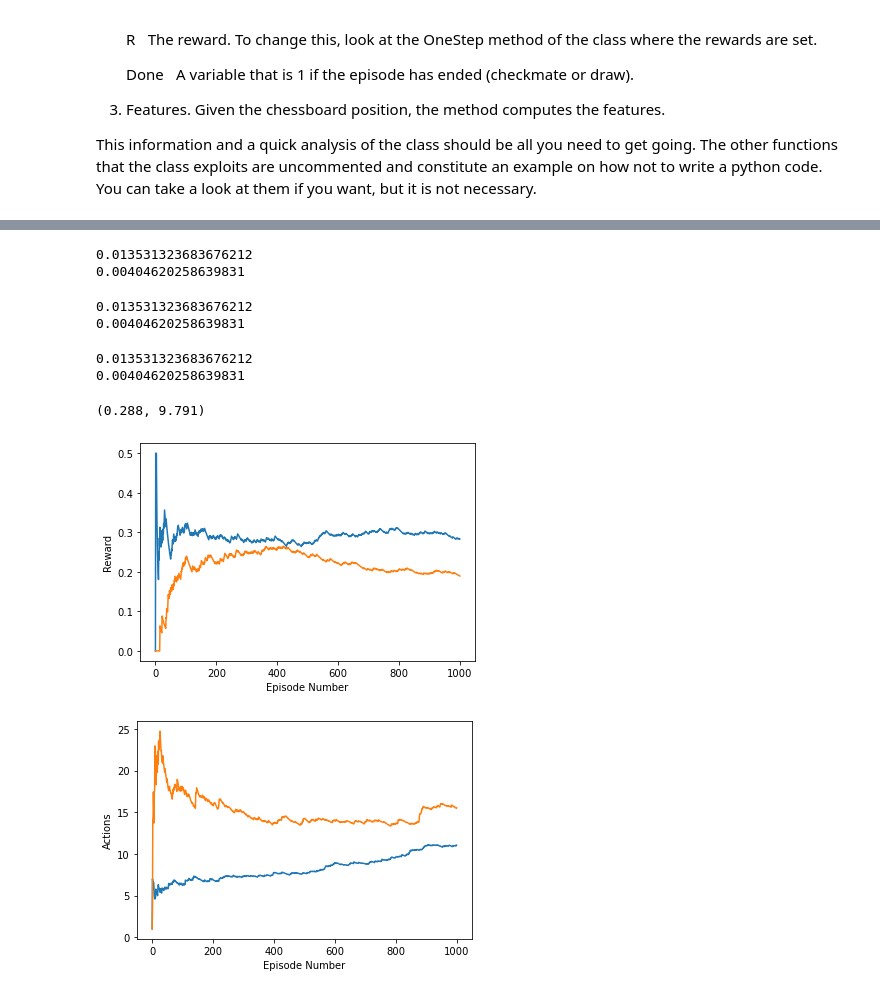
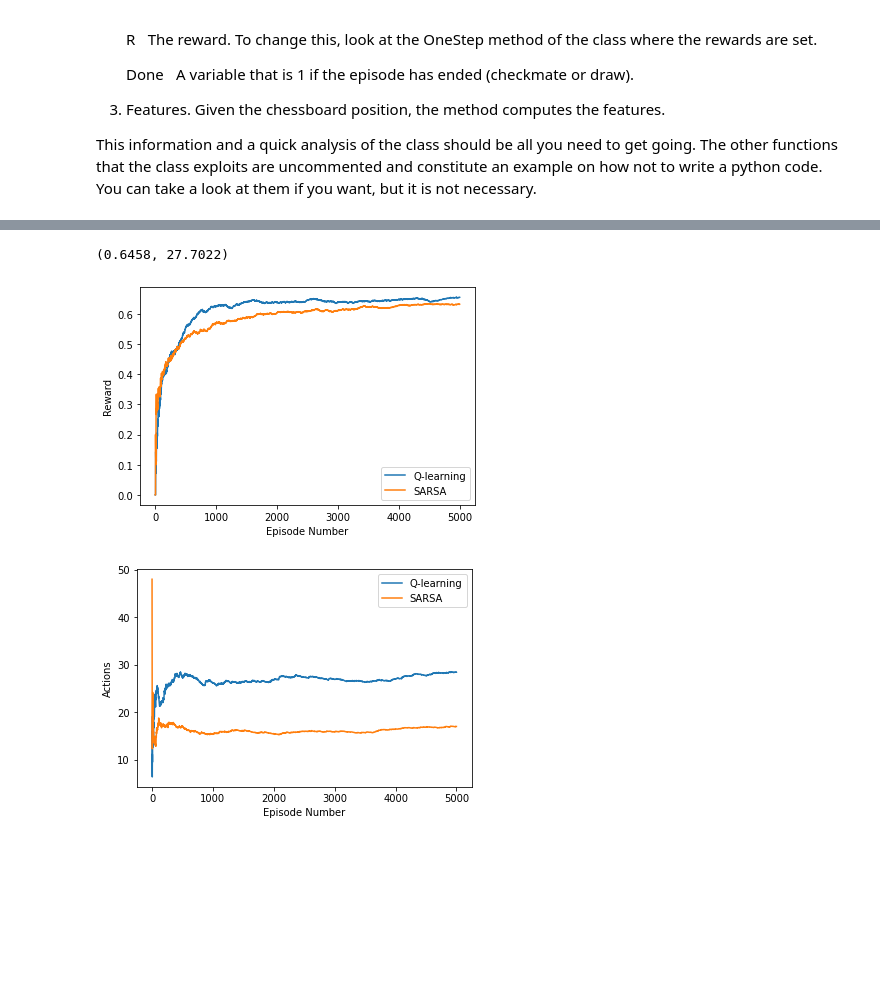
Before and after one commit to rmogicato/RL-Jan-Raffael, a Jupyter notebook: Assignment.ipynb, the cells around one changed output, grey strips where cells are left out. Saved outputs shown, nothing was run; the diff lists cells and outputs as text; code cells hidden in the pictures; blank space fills up the shorter version.

Commit message:
First solution: reward after 5000 episodes: Q learning ~ 0.65, SARSA ~ 0.6 Q learning has a better reward, SARSA takes fewer steps.

```diff
--- a/Assignment.ipynb
+++ b/Assignment.ipynb
@@ -140,6 +140,8 @@ Random_Agent, Average reward: 0.191 Number of steps:  7.035
 # INITIALISE THE PARAMETERS OF YOUR NEURAL NETWORK AND...
 # PLEASE CONSIDER TO USE A MASK OF ONE FOR THE ACTION MADE AND ZERO OTHERWISE IF YOU ARE NOT USING VANILLA GRADIENT DESCENT...
 # WE SUGGEST A NETWORK WITH ONE HIDDEN LAYER WITH SIZE 200.
+from math import sqrt
+from numpy.random import rand
 
 
 S,X,allowed_a=env.Initialise_game()
@@ -151,23 +153,16 @@ N_h = 200                ## NUMBER OF HIDDEN NODES
 
 ## INITALISE YOUR NEURAL NETWORK...
 def reset_network():
+    numpy.random.seed(420)
     Xavier_init=False
     if Xavier_init:
-        numpy.random.seed(42)
         W1 = np.random.randn(N_h, N_in) * np.sqrt(1 / (N_in))
         W2 = np.random.randn(N_a, N_h) * np.sqrt(1 / (N_h))
-        W1 = np.divide(W1,np.matlib.repmat(np.sum(W1,1)[:,None],1,N_in))
-        W2 = np.divide(W2,np.matlib.repmat(np.sum(W2,1)[:,None],1,N_h))
-        print(W1[0][0])
-        print(W2[0][0])
     else:
-        numpy.random.seed(42)
         W1 = np.random.uniform(0,1,(N_h, N_in))
         W2 = np.random.uniform(0,1,(N_a, N_h))
         W1 = np.divide(W1,np.matlib.repmat(np.sum(W1,1)[:,None],1,N_in))
         W2 = np.divide(W2,np.matlib.repmat(np.sum(W2,1)[:,None],1,N_h))
-        print(W1[0][0])
-        print(W2[0][0])
     bias_W1 = np.zeros((N_h,))
     bias_W2 = np.zeros((N_a,))
     return W1, W2, bias_W1, bias_W2
@@ -178,10 +173,10 @@ W1, W2, bias_W1, bias_W2 = reset_network()
 
 epsilon_0 = 0.2     # STARTING VALUE OF EPSILON FOR THE EPSILON-GREEDY POLICY
 beta = 0.00005      # THE PARAMETER SETS HOW QUICKLY THE VALUE OF EPSILON IS DECAYING (SEE epsilon_f BELOW)
-gamma = 0.95        # THE DISCOUNT FACTOR
+gamma = 0.85        # THE DISCOUNT FACTOR
 eta = 0.0035        # THE LEARNING RATE
 
-N_episodes = 1000 # THE NUMBER OF GAMES TO BE PLAYED
+N_episodes = 5000 # THE NUMBER OF GAMES TO BE PLAYED
 
 # SAVING VARIABLES
 R_save = np.zeros(N_episodes)
@@ -189,11 +184,11 @@ N_moves_save = np.zeros(N_episodes)
 
 def predict(x0, W1, W2, bias_W1, bias_W2):
     h1 = np.dot(W1, x0) + bias_W1
-    # x1 = 1 / (1 + np.exp(-h1))
-    x1 = np.maximum(h1, 0)
+    x1 = 1 / (1 + np.exp(-h1))
+    # x1 = np.maximum(h1, 0)
     h2 = np.dot(W2, x1) + bias_W2
-    # x2 = 1 / (1 + np.exp(-h2))
-    x2 = np.maximum(h2, 0)
+    x2 = 1 / (1 + np.exp(-h2))
+    # x2 = np.maximum(h2, 0)
     return x1, x2
 
 def backprop(R, qn, q, a, x0, x1, W1, W2, bias_W1, bias_W2):
@@ -210,8 +205,9 @@ def backprop(R, qn, q, a, x0, x1, W1, W2, bias_W1, bias_W2):
     return W1, W2, bias_W1, bias_W2
 
 
+## reward of ~0.5 after 1000 episodes
 def backprop_raf(R, qn, q, a, x0, x1, W1, W2, bias_W1, bias_W2):
-    target = q+eta*(R+gamma*np.max(qn)-q)
+    target = q + eta*(R+gamma*np.max(qn)-q)
     delta2 = q-target
     dW2 = np.outer(delta2, x1)
     delta1 = x1*(1-x1) * np.dot(W2.T, delta2)
@@ -223,9 +219,6 @@ def backprop_raf(R, qn, q, a, x0, x1, W1, W2, bias_W1, bias_W2):
     bias_W2 += eta * delta2
 
     return W1, W2, bias_W1, bias_W2
-# %% [output]
-0.013531323683676212
-0.00404620258639831
 # %%
 # Q Learning implementation
 
@@ -269,13 +262,9 @@ for n in tqdm(range(N_episodes)):
         allowed_a = allowed_an
 
         i += 1  # UPDATE COUNTER FOR NUMBER OF ACTIONS
-# %% [output]
-0.013531323683676212
-0.00404620258639831
 # %%
 def backprop_SARSA(R, qn, q, a, x0, x1, W1, W2, bias_W1, bias_W2):
-    target = q.copy()
-    target[a] = q[a]+eta*(R+gamma*qn[a]-q[a])
+    target = q + eta*(R+gamma*np.max(q)-q)
     delta2 = q-target
     dW2 = np.outer(delta2, x1)
     delta1 = x1*(1-x1) * np.dot(W2.T, delta2)
@@ -289,7 +278,6 @@ def backprop_SARSA(R, qn, q, a, x0, x1, W1, W2, bias_W1, bias_W2):
     return W1, W2, bias_W1, bias_W2
 # %%
 # SARSA Implementation
-
 W1, W2, bias_W1, bias_W2 = reset_network()
 R_save_SARSA = np.zeros(N_episodes)
 N_moves_save_SARSA = np.zeros(N_episodes)
@@ -332,28 +320,27 @@ for n in tqdm(range(N_episodes)):
         allowed_a = allowed_an
 
         i += 1  # UPDATE COUNTER FOR NUMBER OF ACTIONS
-# %% [output]
-0.013531323683676212
-0.00404620258639831
 # %%
 np.mean(R_save), np.mean(N_moves_save)
 # %% [output]
-(0.288, 9.791)
+(0.6458, 27.7022)
 # %%
 plt.figure()
 plt.plot(pd.DataFrame(R_save).ewm(span=N_episodes).mean())
 plt.plot(pd.DataFrame(R_save_SARSA).ewm(span=N_episodes).mean())
+plt.legend(["Q-learning", "SARSA"])
 plt.xlabel('Episode Number')
 plt.ylabel('Reward')
 plt.show()
 # %% [output]
-[figure, old version]
+[figure, new version]
 # %%
 plt.figure()
 plt.plot(pd.DataFrame(N_moves_save).ewm(span=N_episodes).mean())
 plt.plot(pd.DataFrame(N_moves_save_SARSA).ewm(span=N_episodes).mean())
+plt.legend(["Q-learning", "SARSA"])
 plt.xlabel('Episode Number')
 plt.ylabel('Actions')
 plt.show()
 # %% [output]
-[figure, old version]
+[figure, new version]
```
Also changed, not shown: parts of 2 cells of this notebook.
